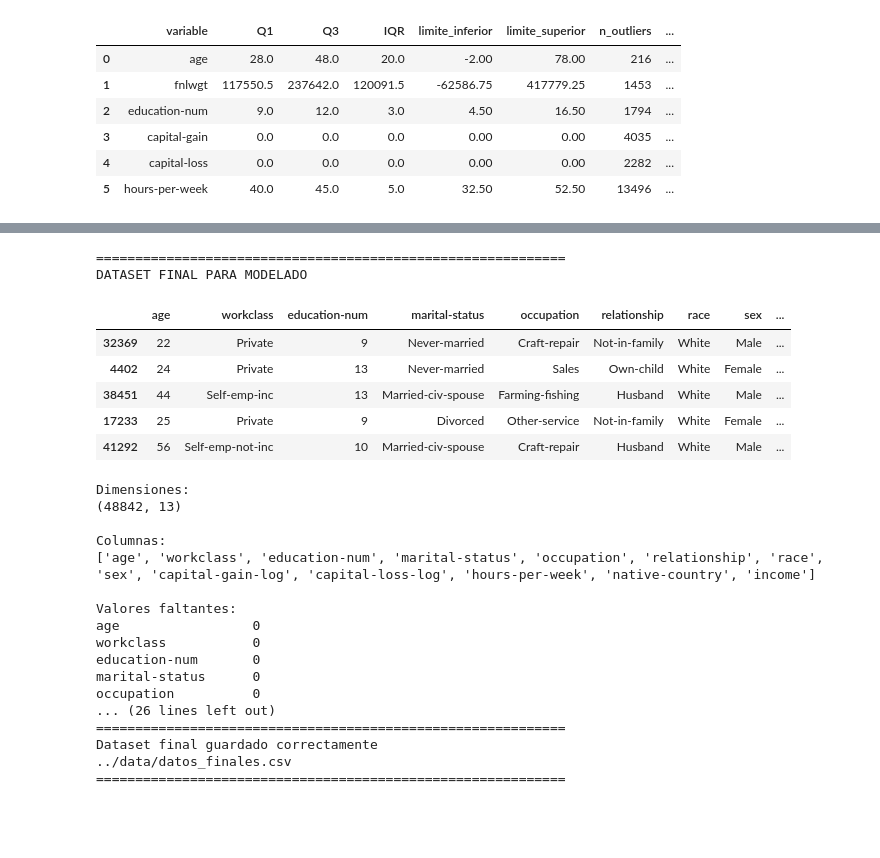
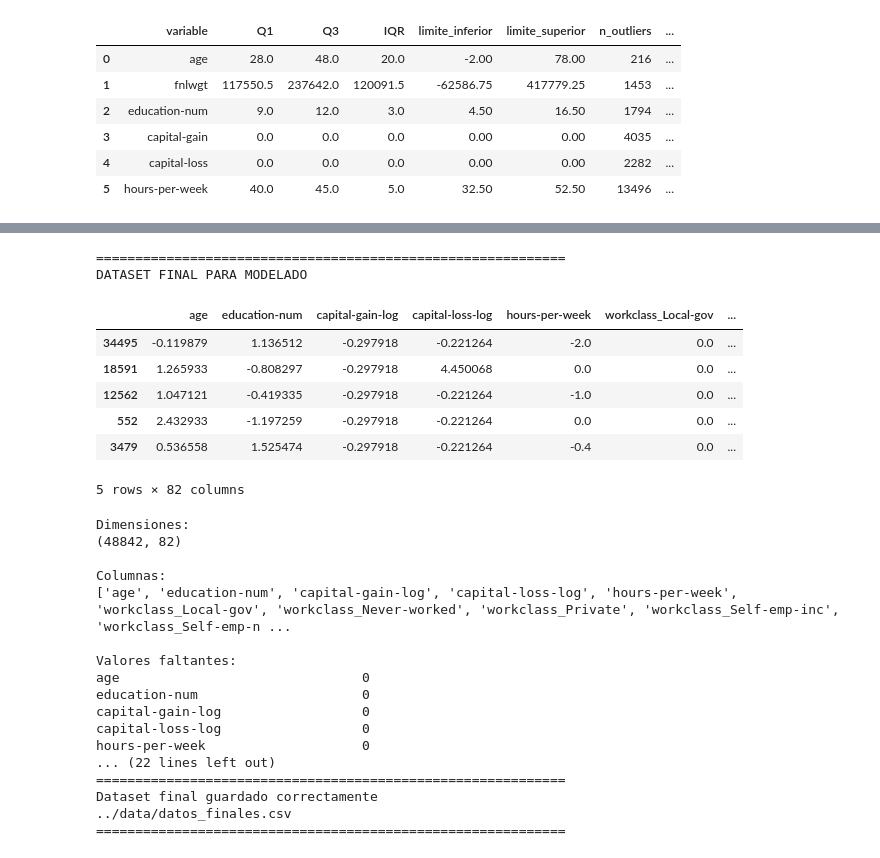
Before and after one commit to nikolevillaloboss/proyecto_final_ml, a Jupyter notebook: notebooks/01_EDA_faltantes_outliers.ipynb, the cells around one changed output, grey strips where cells are left out. Cells and saved outputs as stored; diff of their text form; code cells hidden in the pictures; blank space fills up the shorter version.

Commit message:
Actualiza datos finales y modelos (regresion y perceptron)

```diff
--- a/notebooks/01_EDA_faltantes_outliers.ipynb
+++ b/notebooks/01_EDA_faltantes_outliers.ipynb
@@ -1033,24 +1033,23 @@ from sklearn.utils.class_weight import compute_class_weight
 # 1. Corregir las clases de income
 # ============================================================
 
-# En Adult aparecen etiquetas como:
-# <=50K y <=50K.
-# >50K  y >50K.
-#
-# El punto final no representa una clase diferente,
-# por lo que se elimina.
+# En Adult aparecen etiquetas como: <=50K y <=50K. >50K  y >50K.
+# El punto final no representa una clase diferente, por lo que se elimina.
 
 df_procesado["income"] = (
     df_procesado["income"]
+    .astype(str)
     .str.strip()
     .str.rstrip(".")
 )
 
+# Convertimos la variable objetivo a valores numéricos donde 0 = <=50K y 1 = >50K
 
-print("=" * 60)
-print("Clases corregidas")
+df_procesado["income"] = df_procesado["income"].map({
+    "<=50K": 0,
+    ">50K": 1
+})
 
-print(df_procesado["income"].unique())
 
 
 # ============================================================
@@ -1450,8 +1428,21 @@ Se conservaran los pesos de clase calculados para evaluar su posible uso durante
 # Seleccionamos únicamente las variables que se conservarán
 # para la etapa de modelado, junto con la variable objetivo.
 
-df_final = df_procesado[selected_features + ["income"]].copy()
+df_final = X_scaled.copy()
 
+# -----------------------------------------------------------
+# 1. Eliminamos las variables que no fueron seleccionadas
+# -----------------------------------------------------------
+
+# fnlwgt fue descartada durante la selección de atributos
+if "fnlwgt" in df_final.columns: df_final = df_final.drop(columns=["fnlwgt"])
+
+
+# -----------------------------------------------------------
+# 2. Agregamos la variable objetivo
+# -----------------------------------------------------------
+
+df_final["income"] = df_procesado["income"].values
 
 # -----------------------------------------------------------
 # 1. Verificamos el dataset
@@ -1461,53 +1452,54 @@ print("=" * 60)
 print("DATASET FINAL PARA MODELADO")
 
 display(df_final.head())
 
 print("\nDimensiones:")
 print(df_final.shape)
 
 print("\nColumnas:")
 print(df_final.columns.tolist())
 
 print("\nValores faltantes:")
 print(df_final.isnull().sum())
 
 print("\nTipos de datos:")
 print(df_final.dtypes)
 
 
 # -----------------------------------------------------------
 # 2. Guardamos el dataset
 # -----------------------------------------------------------
 
 df_final.to_csv("../data/datos_finales.csv", index=False)
 
 print("\n" + "=" * 60)
 print("Dataset final guardado correctamente")
 print("../data/datos_finales.csv")
 print("=" * 60)
 # %% [output]
 ============================================================
 DATASET FINAL PARA MODELADO
-|  | age | workclass | education-num | marital-status | occupation | relationship | race | sex | ... |
-| 32369 | 22 | Private | 9 | Never-married | Craft-repair | Not-in-family | White | Male | ... |
-| 4402 | 24 | Private | 13 | Never-married | Sales | Own-child | White | Female | ... |
-| 38451 | 44 | Self-emp-inc | 13 | Married-civ-spouse | Farming-fishing | Husband | White | Male | ... |
-| 17233 | 25 | Private | 9 | Divorced | Other-service | Not-in-family | White | Female | ... |
-| 41292 | 56 | Self-emp-not-inc | 10 | Married-civ-spouse | Craft-repair | Husband | White | Male | ... |
+|  | age | education-num | capital-gain-log | capital-loss-log | hours-per-week | workclass_Local-gov | ... |
+| 34495 | -0.119879 | 1.136512 | -0.297918 | -0.221264 | -2.0 | 0.0 | ... |
+| 18591 | 1.265933 | -0.808297 | -0.297918 | 4.450068 | 0.0 | 0.0 | ... |
+| 12562 | 1.047121 | -0.419335 | -0.297918 | -0.221264 | -1.0 | 0.0 | ... |
+| 552 | 2.432933 | -1.197259 | -0.297918 | -0.221264 | 0.0 | 0.0 | ... |
+| 3479 | 0.536558 | 1.525474 | -0.297918 | -0.221264 | -0.4 | 0.0 | ... |
-Dimensiones:
-(48842, 13)
-
-Columnas:
-['age', 'workclass', 'education-num', 'marital-status', 'occupation', 'relationship', 'race', 'sex', 'capital-gain-log', 'capital-loss-log', 'hours-per-week', 'native-country', 'income']
-
-Valores faltantes:
-age                 0
-workclass           0
-education-num       0
-marital-status      0
-occupation          0
-... (26 lines left out)
-============================================================
-Dataset final guardado correctamente
-../data/datos_finales.csv
-============================================================
+5 rows × 82 columns
+Dimensiones:
+(48842, 82)
+
+Columnas:
+['age', 'education-num', 'capital-gain-log', 'capital-loss-log', 'hours-per-week', 'workclass_Local-gov', 'workclass_Never-worked', 'workclass_Private', 'workclass_Self-emp-inc', 'workclass_Self-emp-n ...
+
+Valores faltantes:
+age                               0
+education-num                     0
+capital-gain-log                  0
+capital-loss-log                  0
+hours-per-week                    0
+... (22 lines left out)
+============================================================
+Dataset final guardado correctamente
+../data/datos_finales.csv
+============================================================
```
Also changed, not shown: parts of 4 cells of this notebook, 5 other files.
